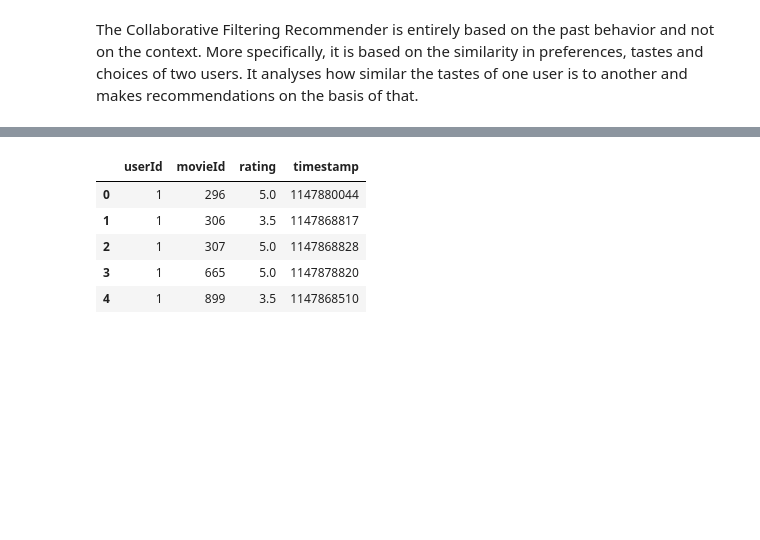
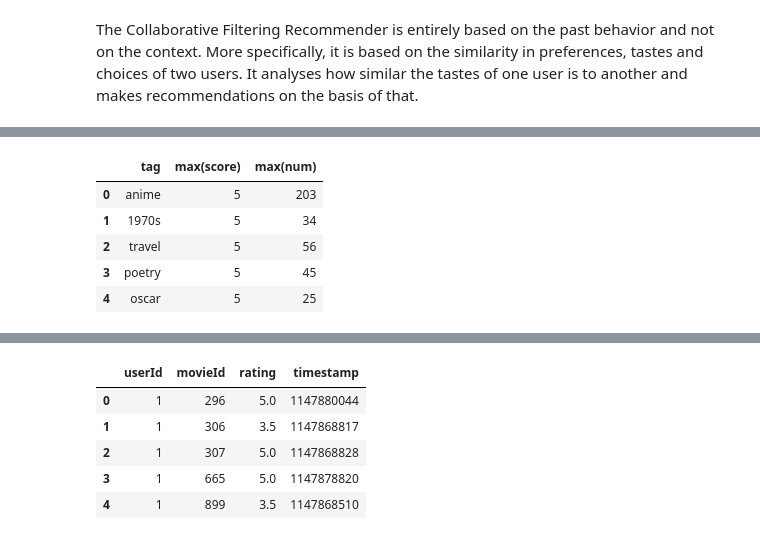
Before and after one commit to WilliamScarbro/CS535_TermProject, a Jupyter notebook: bin/initial_analysis_revise.ipynb, the cells around one changed output, grey strips where cells are left out. Saved outputs shown, nothing was run; the diff lists cells and outputs as text; code cells hidden in the pictures; blank space fills up the shorter version.

```diff
--- a/bin/initial_analysis.ipynb
+++ b/bin/initial_analysis_revise.ipynb
@@ -2,0 +49,3 @@ The Collaborative Filtering Recommender is entirely based on the past behavior a
+# %%
+tag_count = spark.read.json("/FP/tag_count.json")
+tag_count.show()
@@ -2,0 +129,9 @@ The Collaborative Filtering Recommender is entirely based on the past behavior a
+# %%
+all_DF.head()
+# %% [output]
+|  | tag | max(score) | max(num) |
+| 0 | anime | 5 | 203 |
+| 1 | 1970s | 5 | 34 |
+| 2 | travel | 5 | 56 |
+| 3 | poetry | 5 | 45 |
+| 4 | oscar | 5 | 25 |
```
Also changed, not shown: parts of 34 cells of this notebook, 1 other file.
